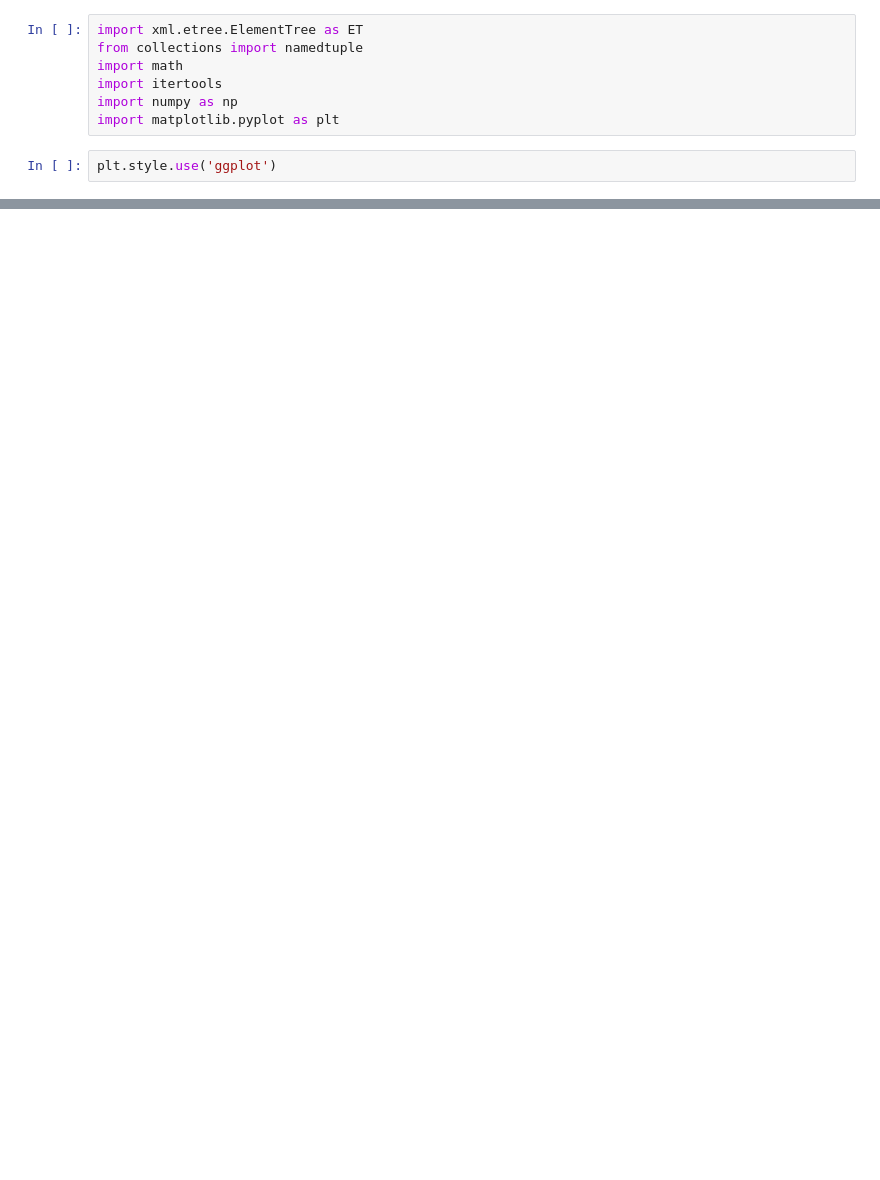
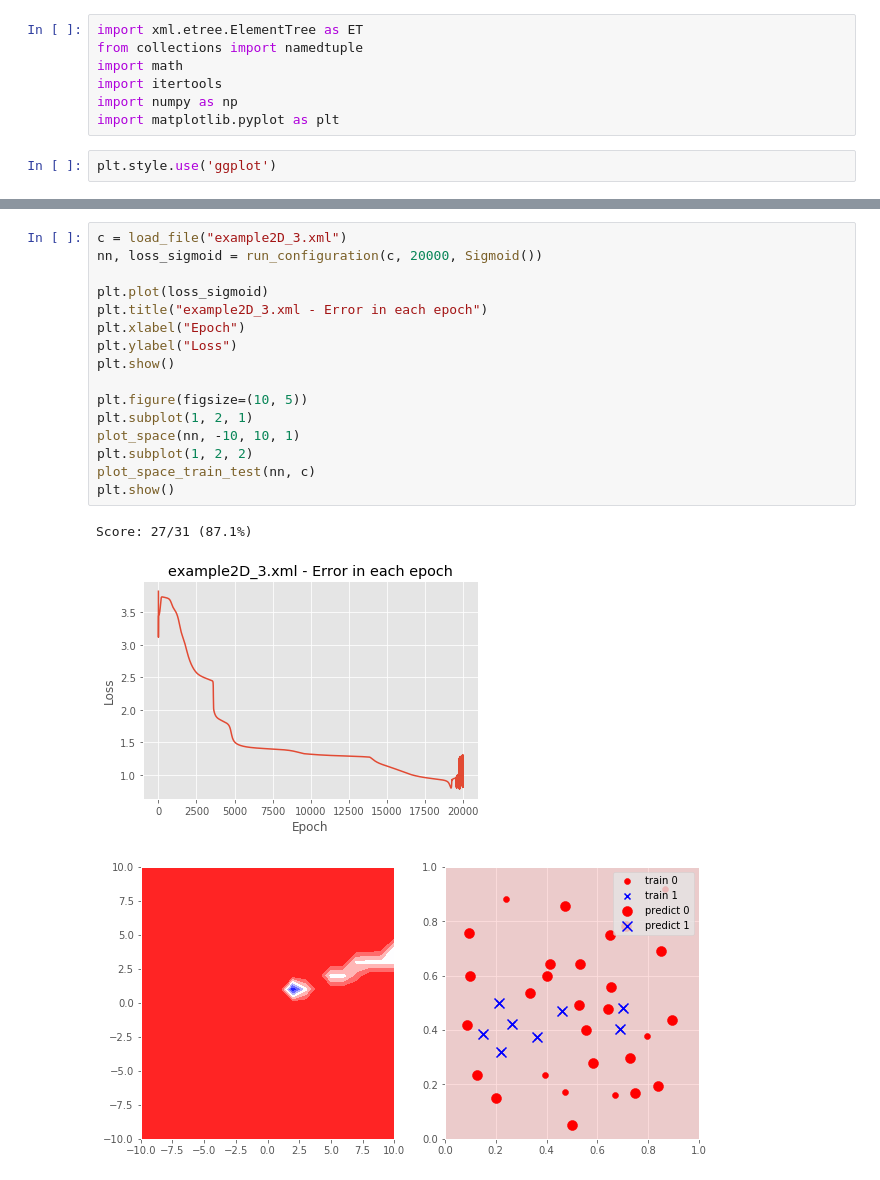
Before and after one commit to JanVargovsky/NS, a Jupyter notebook: backpropagation/backpropagation.ipynb, the cells around one changed output, grey strips where cells are left out. Cells and saved outputs as stored; diff of their text form; blank space fills up the shorter version.

```diff
--- a/backpropagation/backpropagation.ipynb
+++ b/backpropagation/backpropagation.ipynb
@@ -164,0 +297,20 @@ nn.train(train_x, train_y, configuration['learningRate'])
+# %%
+c = load_file("example2D_3.xml")
+nn, loss_sigmoid = run_configuration(c, 20000, Sigmoid())
+
+plt.plot(loss_sigmoid)
+plt.title("example2D_3.xml - Error in each epoch")
+plt.xlabel("Epoch")
+plt.ylabel("Loss")
+plt.show()
+
+plt.figure(figsize=(10, 5))
+plt.subplot(1, 2, 1)
+plot_space(nn, -10, 10, 1)
+plt.subplot(1, 2, 2)
+plot_space_train_test(nn, c)
+plt.show()
+# %% [output]
+Score: 27/31 (87.1%)
+[figure, added]
+[figure, added]
```
Also changed, not shown: parts of 18 cells of this notebook, 1 other file.
